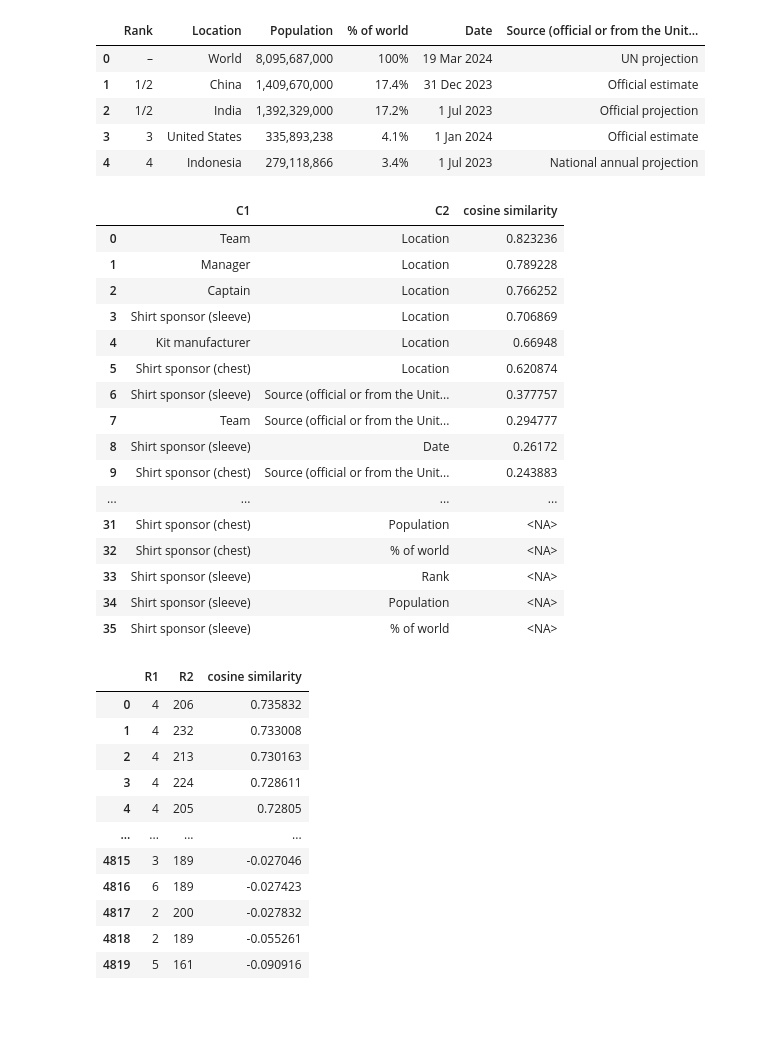
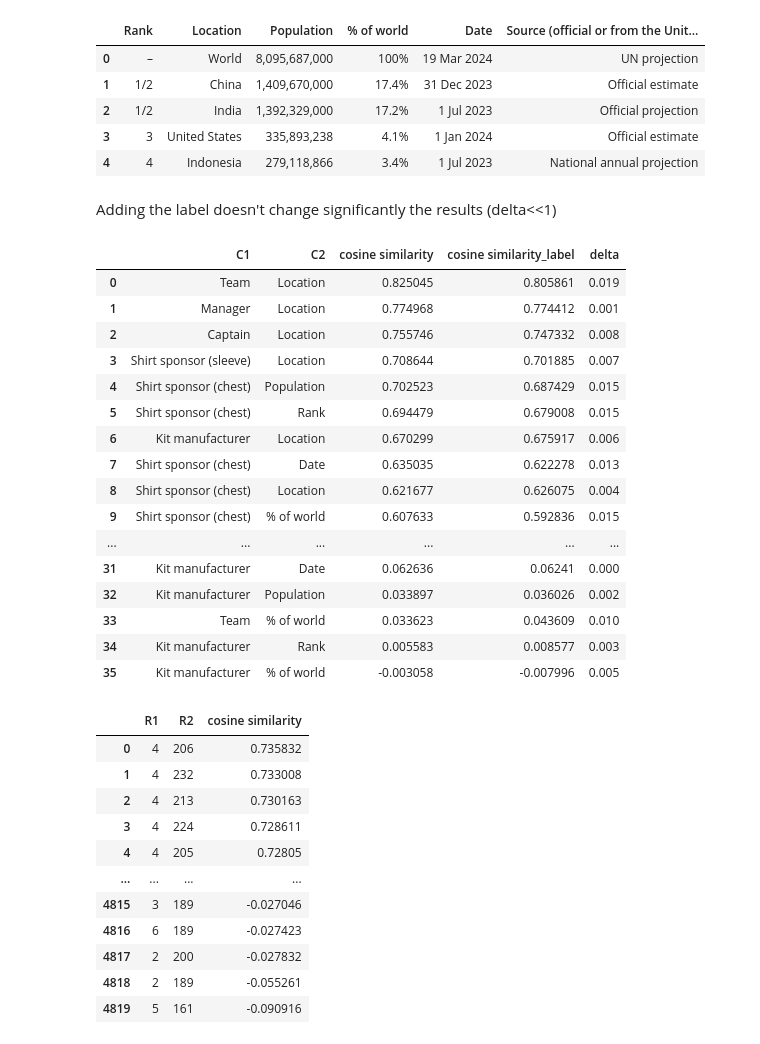
Before and after one commit to nanni00/datalake-table-finder, a Jupyter notebook: src/notebooks/fasttext/example_unrelated_tables.ipynb, the cells around one changed output. Drawn from its saved outputs; the diff is of its cells as text; code cells hidden in the pictures; blank space fills up the shorter version.

```diff
--- a/src/notebooks/fasttext/example_unrelated_tables.ipynb
+++ b/src/notebooks/fasttext/example_unrelated_tables.ipynb
@@ -67,26 +67,35 @@ nations_df.head()
 | 2 | 1/2 | India | 1,392,329,000 | 17.2% | 1 Jul 2023 | Official projection |
 | 3 | 3 | United States | 335,893,238 | 4.1% | 1 Jan 2024 | Official estimate |
 | 4 | 4 | Indonesia | 279,118,866 | 3.4% | 1 Jul 2023 | National annual projection |
-# %%
-compare_embeddings_of(pl2_df, nations_df, tabenc)
-# %% [output]
-|  | C1 | C2 | cosine similarity |
-| 0 | Team | Location | 0.823236 |
-| 1 | Manager | Location | 0.789228 |
-| 2 | Captain | Location | 0.766252 |
-| 3 | Shirt sponsor (sleeve) | Location | 0.706869 |
-| 4 | Kit manufacturer | Location | 0.66948 |
-| 5 | Shirt sponsor (chest) | Location | 0.620874 |
-| 6 | Shirt sponsor (sleeve) | Source (official or from the Unit... | 0.377757 |
-| 7 | Team | Source (official or from the Unit... | 0.294777 |
-| 8 | Shirt sponsor (sleeve) | Date | 0.26172 |
-| 9 | Shirt sponsor (chest) | Source (official or from the Unit... | 0.243883 |
-| ... | ... | ... | ... |
-| 31 | Shirt sponsor (chest) | Population | <NA> |
-| 32 | Shirt sponsor (chest) | % of world | <NA> |
-| 33 | Shirt sponsor (sleeve) | Rank | <NA> |
-| 34 | Shirt sponsor (sleeve) | Population | <NA> |
-| 35 | Shirt sponsor (sleeve) | % of world | <NA> |
+# %% [markdown]
+Adding the label doesn't change significantly the results (delta<<1)
+# %%
+m = pd.merge(
+    compare_embeddings_of(pl2_df, nations_df, tabenc),
+    compare_embeddings_of(pl2_df, nations_df, tabenc, add_label=True),
+    on=['C1', 'C2'],
+    suffixes=['', '_label']
+    )
+m['delta'] = (m['cosine similarity'] - m['cosine similarity_label']).apply(lambda x: format(abs(x), ".3f"))
+m
+# %% [output]
+|  | C1 | C2 | cosine similarity | cosine similarity_label | delta |
+| 0 | Team | Location | 0.825045 | 0.805861 | 0.019 |
+| 1 | Manager | Location | 0.774968 | 0.774412 | 0.001 |
+| 2 | Captain | Location | 0.755746 | 0.747332 | 0.008 |
+| 3 | Shirt sponsor (sleeve) | Location | 0.708644 | 0.701885 | 0.007 |
+| 4 | Shirt sponsor (chest) | Population | 0.702523 | 0.687429 | 0.015 |
+| 5 | Shirt sponsor (chest) | Rank | 0.694479 | 0.679008 | 0.015 |
+| 6 | Kit manufacturer | Location | 0.670299 | 0.675917 | 0.006 |
+| 7 | Shirt sponsor (chest) | Date | 0.635035 | 0.622278 | 0.013 |
+| 8 | Shirt sponsor (chest) | Location | 0.621677 | 0.626075 | 0.004 |
+| 9 | Shirt sponsor (chest) | % of world | 0.607633 | 0.592836 | 0.015 |
+| ... | ... | ... | ... | ... | ... |
+| 31 | Kit manufacturer | Date | 0.062636 | 0.06241 | 0.000 |
+| 32 | Kit manufacturer | Population | 0.033897 | 0.036026 | 0.002 |
+| 33 | Team | % of world | 0.033623 | 0.043609 | 0.010 |
+| 34 | Kit manufacturer | Rank | 0.005583 | 0.008577 | 0.003 |
+| 35 | Kit manufacturer | % of world | -0.003058 | -0.007996 | 0.005 |
 # %%
 compared_rows = compare_embeddings_of(pl2_df, nations_df, tabenc, 'rows', True)
 # %%
```
Also changed, not shown: 1 other file.
